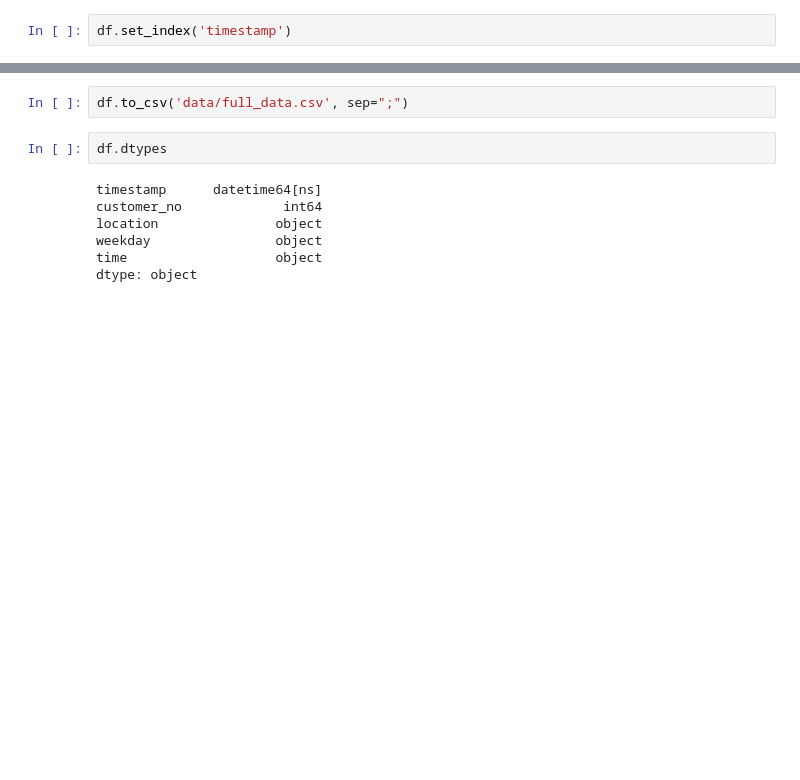
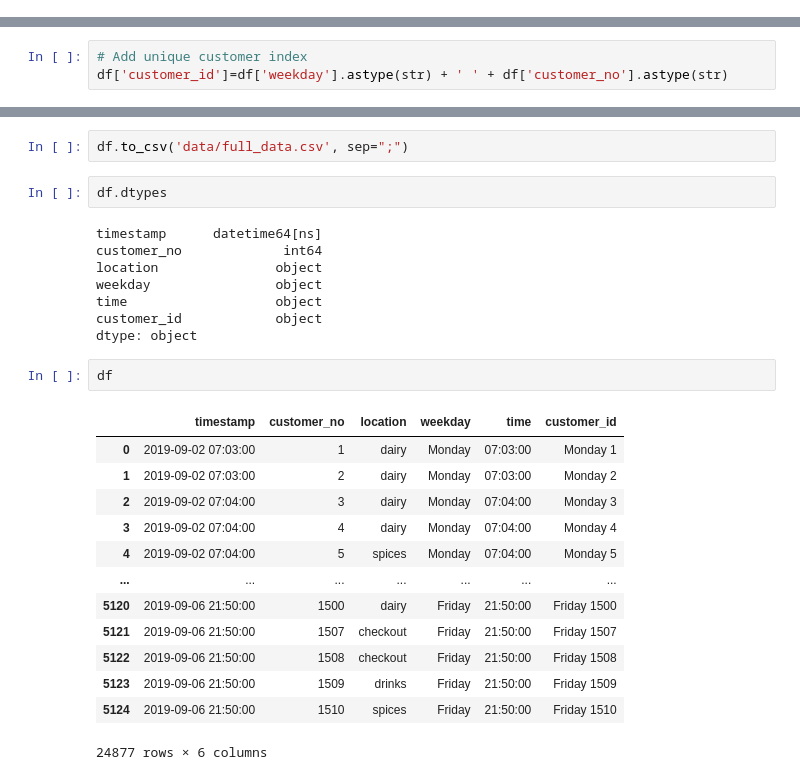
Before and after one commit to Galiya-YS/Shopipy---MCMC-simulation, a Jupyter notebook: Get_data_MC_project.ipynb, the cells around one changed output, grey strips where cells are left out. Cells and saved outputs as stored; diff of their text form; blank space fills up the shorter version.

```diff
--- a/Get_data_MC_project.ipynb
+++ b/Get_data_MC_project.ipynb
@@ -45,5 +45,3 @@ df['timestamp'] = pd.to_datetime(df['timestamp'])
 df['weekday'] = df['timestamp'].dt.day_name()
 # %%
 df['time'] = df['timestamp'].dt.time
-# %%
-df.set_index('timestamp')
@@ -65,3 +48,6 @@ df.set_index('timestamp')
+# %%
+# Add unique customer index
+df['customer_id']=df['weekday'].astype(str) + ' ' + df['customer_no'].astype(str)
 # %% [markdown]
 ## Save data
 # %%
@@ -74,4 +60,21 @@ customer_no             int64
 location               object
 weekday                object
 time                   object
+customer_id            object
 dtype: object
+# %%
+df
+# %% [output]
+|  | timestamp | customer_no | location | weekday | time | customer_id |
+| 0 | 2019-09-02 07:03:00 | 1 | dairy | Monday | 07:03:00 | Monday 1 |
+| 1 | 2019-09-02 07:03:00 | 2 | dairy | Monday | 07:03:00 | Monday 2 |
+| 2 | 2019-09-02 07:04:00 | 3 | dairy | Monday | 07:04:00 | Monday 3 |
+| 3 | 2019-09-02 07:04:00 | 4 | dairy | Monday | 07:04:00 | Monday 4 |
+| 4 | 2019-09-02 07:04:00 | 5 | spices | Monday | 07:04:00 | Monday 5 |
+| ... | ... | ... | ... | ... | ... | ... |
+| 5120 | 2019-09-06 21:50:00 | 1500 | dairy | Friday | 21:50:00 | Friday 1500 |
+| 5121 | 2019-09-06 21:50:00 | 1507 | checkout | Friday | 21:50:00 | Friday 1507 |
+| 5122 | 2019-09-06 21:50:00 | 1508 | checkout | Friday | 21:50:00 | Friday 1508 |
+| 5123 | 2019-09-06 21:50:00 | 1509 | drinks | Friday | 21:50:00 | Friday 1509 |
+| 5124 | 2019-09-06 21:50:00 | 1510 | spices | Friday | 21:50:00 | Friday 1510 |
+24877 rows × 6 columns
```
Also changed, not shown: parts of 1 cell of this notebook, 2 other files.
